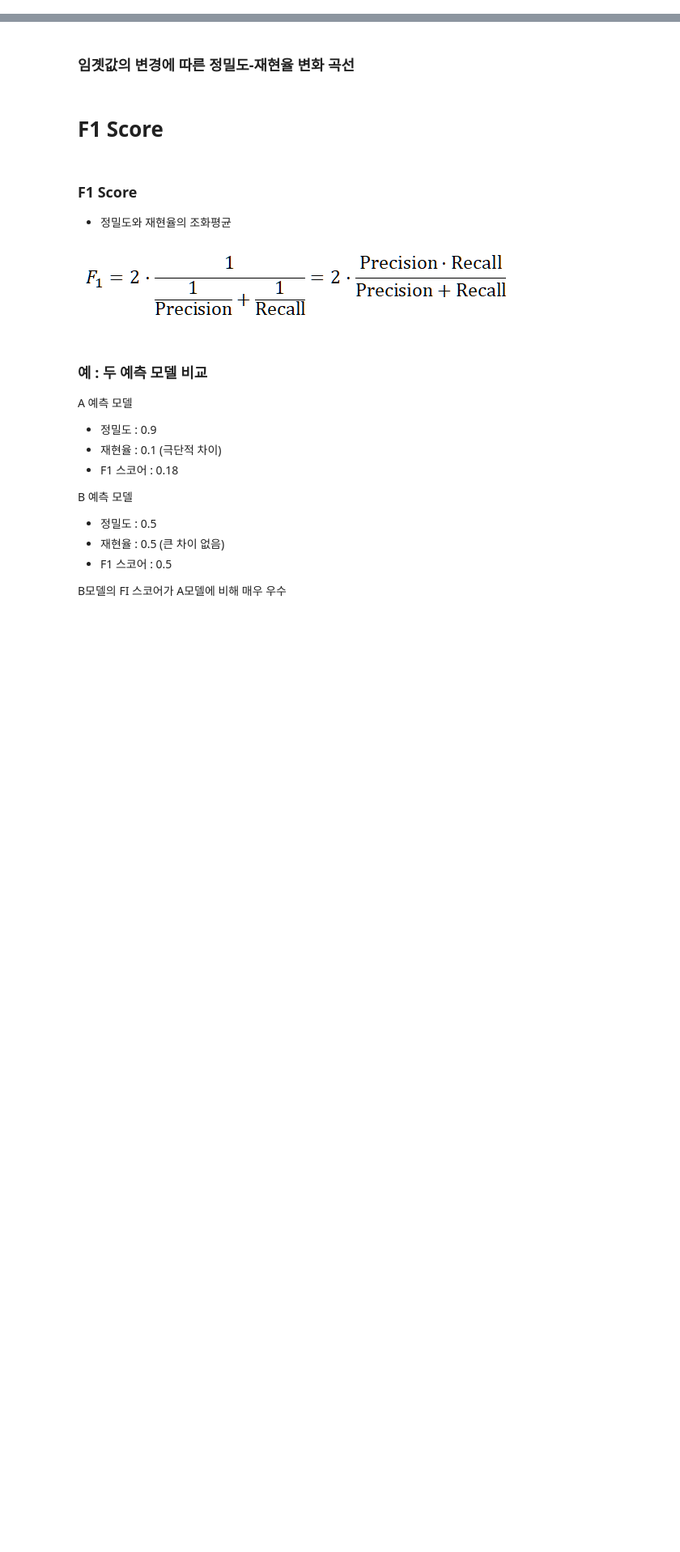
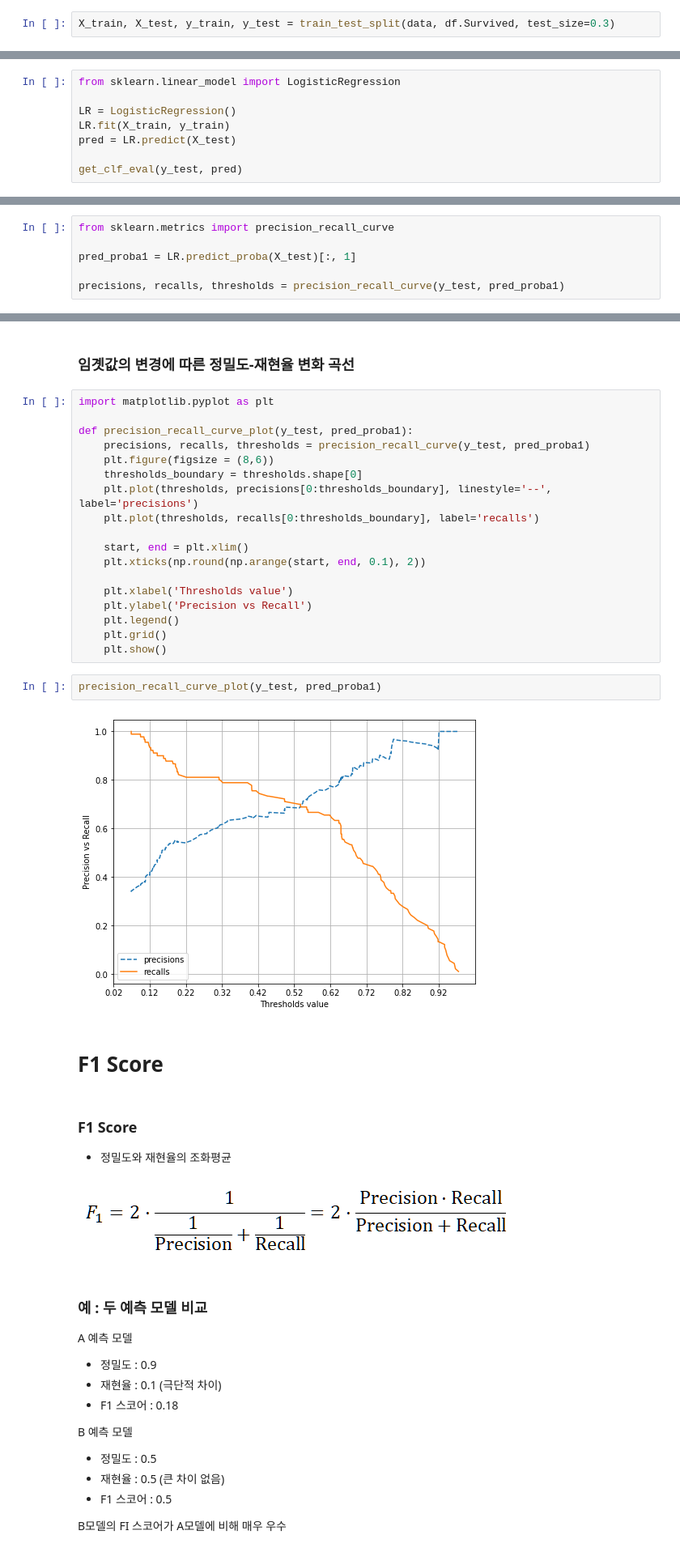
Before and after one commit to annmunju/multicam_ds, a Jupyter notebook: 12_MachineLearning/day3/머신러닝_07_분류모델평가지표.ipynb, the cells around one changed output, grey strips where cells are left out. Shown: that part at 81% size. Cells and saved outputs as stored; diff of their text form; blank space fills up the shorter version.

```diff
--- a/12_MachineLearning/day3/머신러닝_07_분류모델평가지표.ipynb
+++ b/12_MachineLearning/day3/머신러닝_07_분류모델평가지표.ipynb
@@ -208,4 +379,14 @@ array([[0.],
+# %%
+X_train, X_test, y_train, y_test = train_test_split(data, df.Survived, test_size=0.3)
 # %% [markdown]
 ### 오차행렬, 정확도, 정밀도, 재현율을 한꺼번에 계산하는 함수
 # %% [markdown]
 **앞의 타이타닉 데이터 세트 전처리 작업 내**
+# %%
+from sklearn.linear_model import LogisticRegression
+
+LR = LogisticRegression()
+LR.fit(X_train, y_train)
+pred = LR.predict(X_test)
+
+get_clf_eval(y_test, pred)
@@ -235,3 +591,9 @@ array([[0.],
 - 정밀도와 재현율의 임계값에 따른 값 변화를 곡선 형태의 그래프로 시각화하는데 이용
 # %% [markdown]
 ### 예제
+# %%
+from sklearn.metrics import precision_recall_curve
+
+pred_proba1 = LR.predict_proba(X_test)[:, 1]
+
+precisions, recalls, thresholds = precision_recall_curve(y_test, pred_proba1)
@@ -238,5 +652,27 @@ array([[0.],
 # %% [markdown]
 ### 임곗값의 변경에 따른 정밀도-재현율 변화 곡선
+# %%
+import matplotlib.pyplot as plt
+
+def precision_recall_curve_plot(y_test, pred_proba1):
+    precisions, recalls, thresholds = precision_recall_curve(y_test, pred_proba1)
+    plt.figure(figsize = (8,6))
+    thresholds_boundary = thresholds.shape[0]
+    plt.plot(thresholds, precisions[0:thresholds_boundary], linestyle='--', label='precisions')
+    plt.plot(thresholds, recalls[0:thresholds_boundary], label='recalls')
+
+    start, end = plt.xlim()
+    plt.xticks(np.round(np.arange(start, end, 0.1), 2))
+
+    plt.xlabel('Thresholds value')
+    plt.ylabel('Precision vs Recall')
+    plt.legend()
+    plt.grid()
+    plt.show()
+# %%
+precision_recall_curve_plot(y_test, pred_proba1)
+# %% [output]
+[figure, added]
 # %% [markdown]
 # F1 Score
 # %% [markdown]
```
Also changed, not shown: parts of 51 cells of this notebook, 3 other files.
